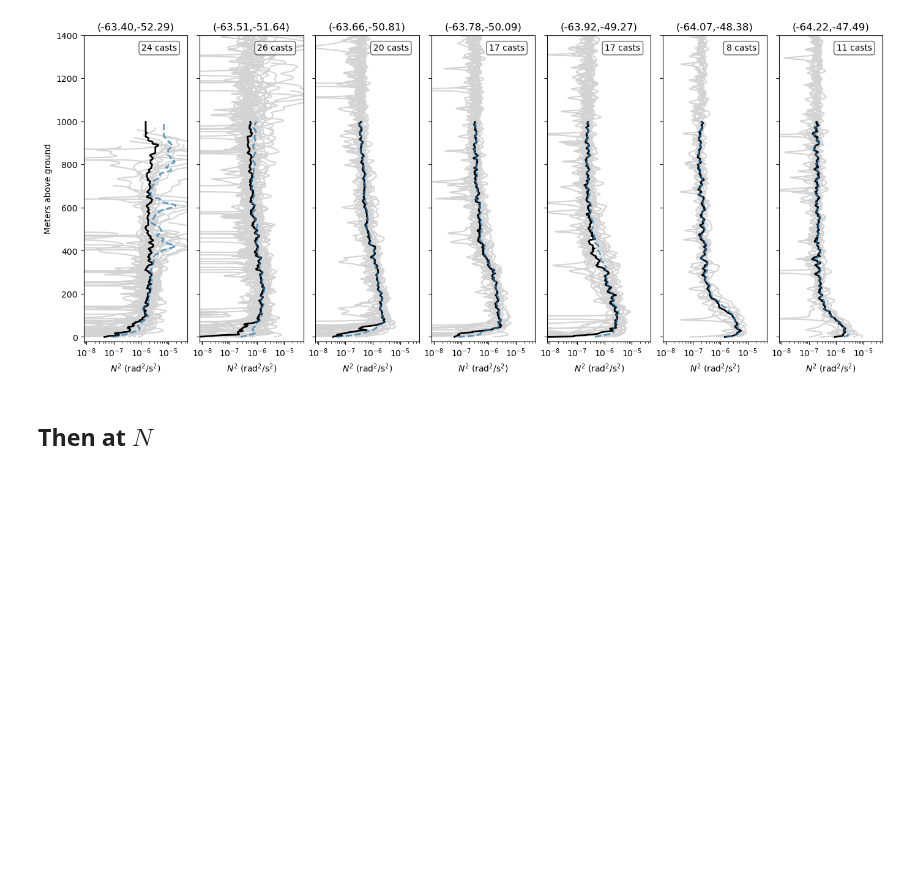
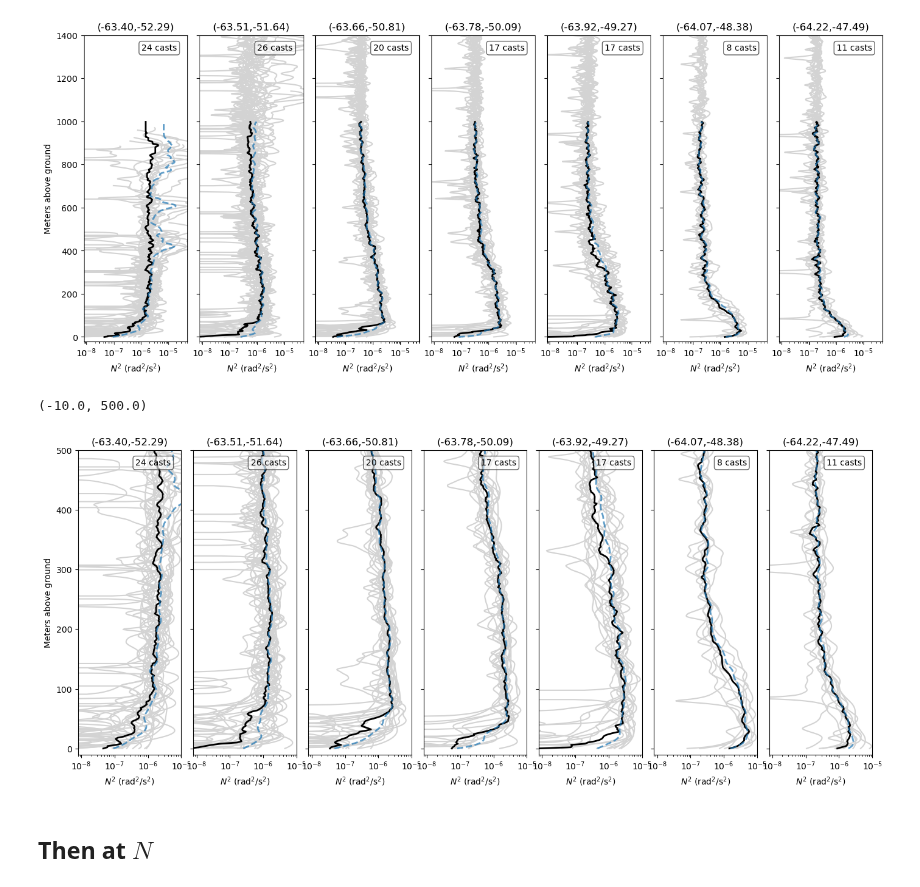
Before and after one commit to opinner/Pinner_et_al_2024, a Jupyter notebook: scripts/IDEMIX_parametrization/average N calculation.ipynb, the cells around one changed output. Saved outputs shown, nothing was run; the diff lists cells and outputs as text; code cells hidden in the pictures; blank space fills up the shorter version.

Commit message:
figure tweaks

```diff
--- a/scripts/IDEMIX_parametrization/average N calculation.ipynb
+++ b/scripts/IDEMIX_parametrization/average N calculation.ipynb
@@ -345,6 +345,15 @@ plt.gca().set_xlim(8e-9,5e-5)
 # %% [output]
 (8e-09, 5e-05)
 [figure]
+# %%
+plot_averaged_N2(smoothing_window_size = 32)
+plt.gca().set_xscale("log")
+plt.gca().set_xlim(8e-9,1e-5)
+#plt.gca().set_xlim(-1.5e-6,9.5e-6)
+plt.gca().set_ylim(-10,500)
+# %% [output]
+(-10.0, 500.0)
+[figure, added]
 # %% [markdown]
 ## Then at $N$
 # %% [markdown]
```
Also changed, not shown: 1 other file.
